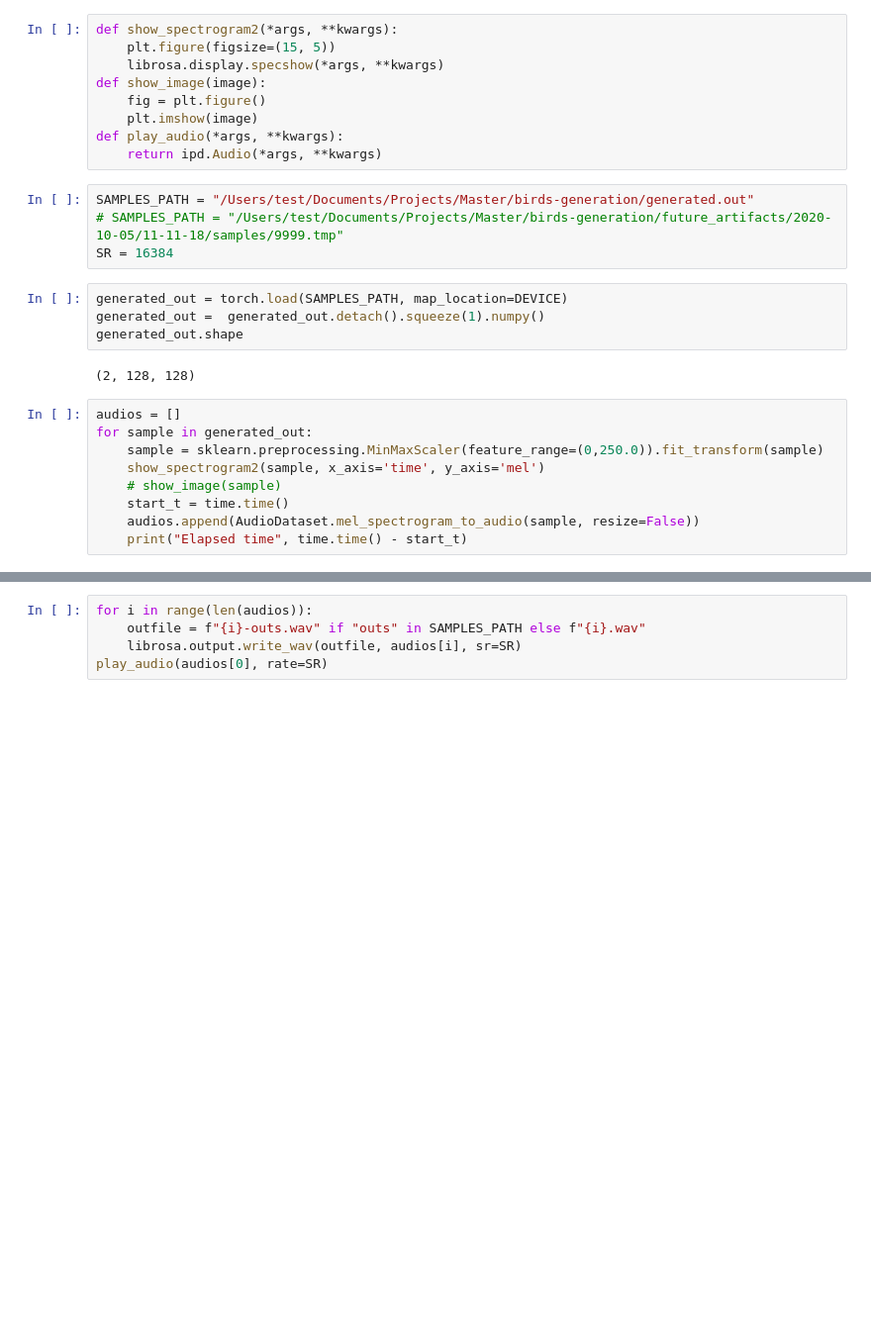
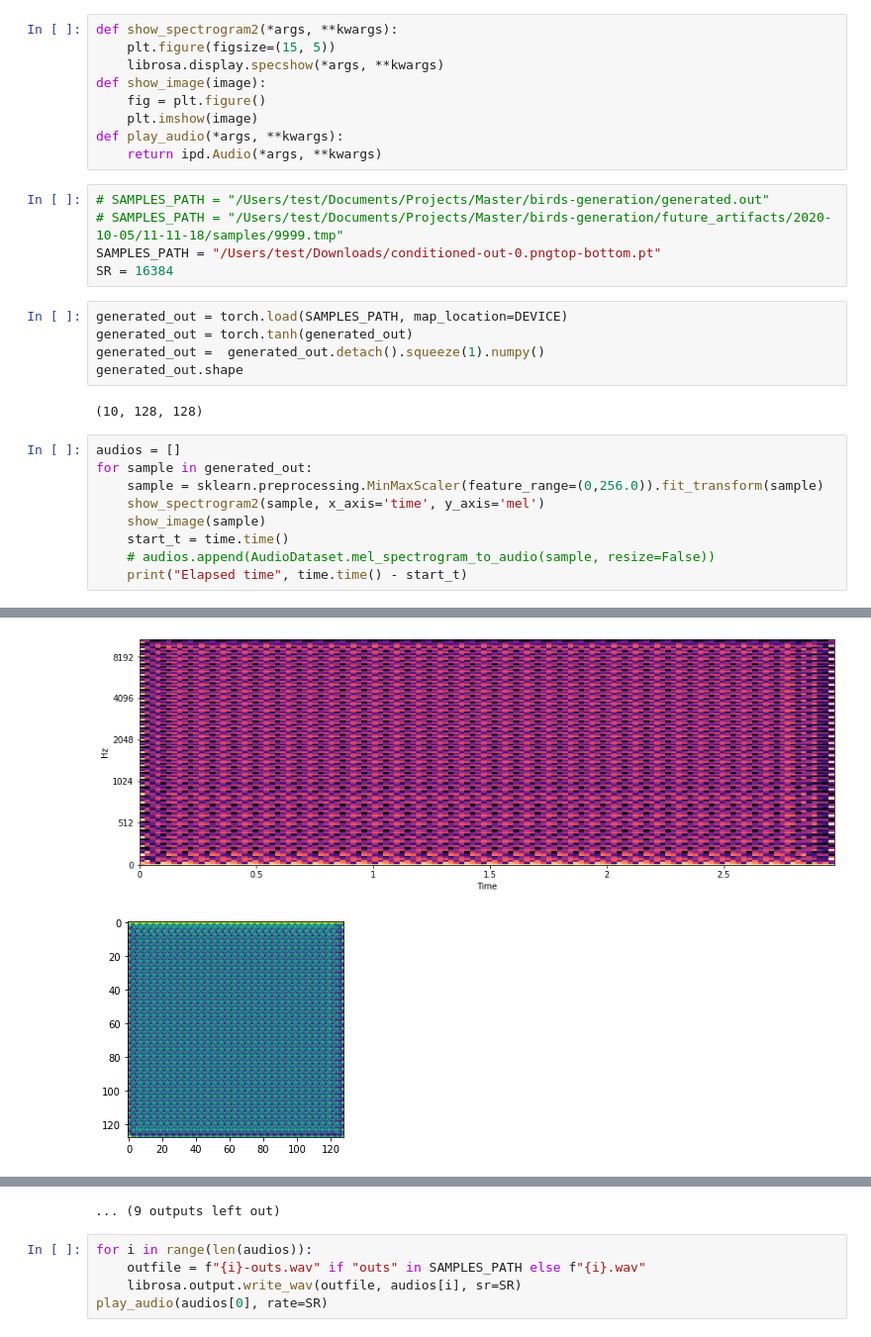
Before and after one commit to ixobert/birds-generation, a Jupyter notebook: src/notebooks/analyze_samples.ipynb, the cells around one changed output, grey strips where cells are left out. Shown at 99% size. Cells and saved outputs as stored; diff of their text form; blank space fills up the shorter version.

```diff
--- a/src/notebooks/analyze_samples.ipynb
+++ b/src/notebooks/analyze_samples.ipynb
@@ -24,22 +24,24 @@ def show_image(image):
 def play_audio(*args, **kwargs):
     return ipd.Audio(*args, **kwargs)
 # %%
-SAMPLES_PATH = "/Users/test/Documents/Projects/Master/birds-generation/generated.out"
+# SAMPLES_PATH = "/Users/test/Documents/Projects/Master/birds-generation/generated.out"
 # SAMPLES_PATH = "/Users/test/Documents/Projects/Master/birds-generation/future_artifacts/2020-10-05/11-11-18/samples/9999.tmp"
+SAMPLES_PATH = "/Users/test/Downloads/conditioned-out-0.pngtop-bottom.pt"
 SR = 16384
 # %%
 generated_out = torch.load(SAMPLES_PATH, map_location=DEVICE)
+generated_out = torch.tanh(generated_out)
 generated_out =  generated_out.detach().squeeze(1).numpy()
 generated_out.shape
 # %% [output]
-(2, 128, 128)
+(10, 128, 128)
 # %%
 audios = []
 for sample in generated_out:
-    sample = sklearn.preprocessing.MinMaxScaler(feature_range=(0,250.0)).fit_transform(sample)
+    sample = sklearn.preprocessing.MinMaxScaler(feature_range=(0,256.0)).fit_transform(sample)
     show_spectrogram2(sample, x_axis='time', y_axis='mel')
-    # show_image(sample)
+    show_image(sample)
     start_t = time.time()
-    audios.append(AudioDataset.mel_spectrogram_to_audio(sample, resize=False))
+    # audios.append(AudioDataset.mel_spectrogram_to_audio(sample, resize=False))
     print("Elapsed time", time.time() - start_t)
 # %% [output]
@@ -46,0 +58,2 @@ SyntaxError: invalid syntax (<ipython-input-5-7058e5d37b87>, line 8)
+[figure, added]
+[figure, added]
@@ -47,3 +69,4 @@ SyntaxError: invalid syntax (<ipython-input-5-7058e5d37b87>, line 8)
+... (9 outputs left out)
 # %%
 for i in range(len(audios)):
     outfile = f"{i}-outs.wav" if "outs" in SAMPLES_PATH else f"{i}.wav"
```
Also changed, not shown: parts of 1 cell of this notebook, 2 other files.
